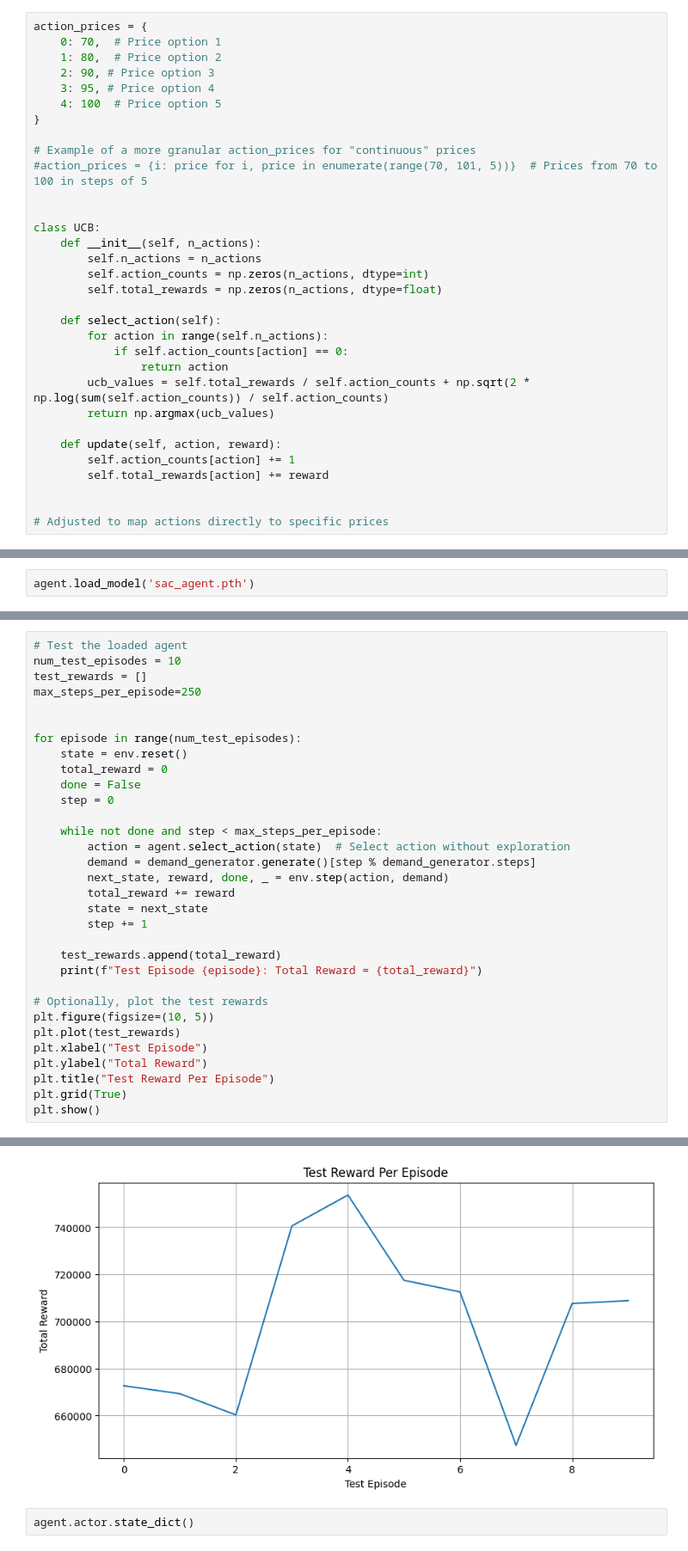
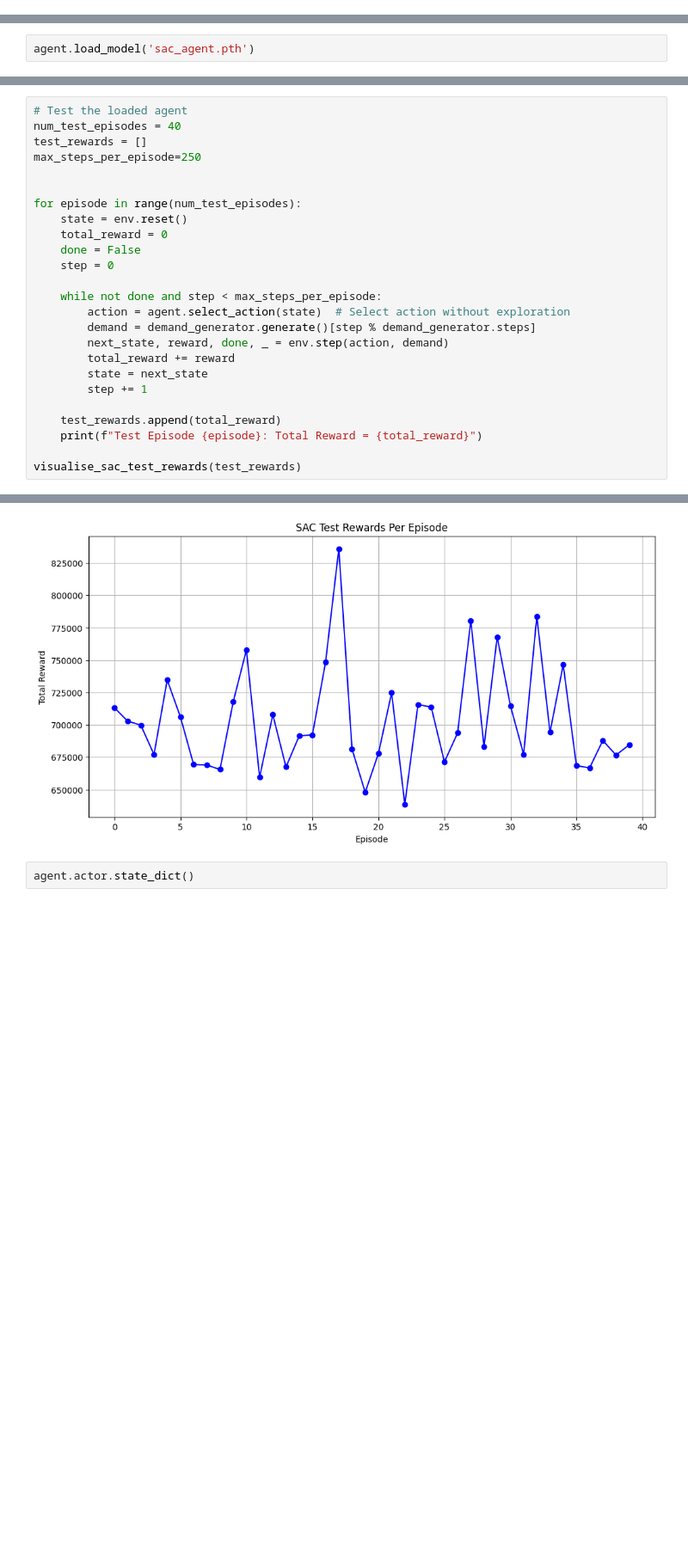
Before and after one commit to AhmetY21/MMI_706_Reinforcement_Learning_Term_Project, a Jupyter notebook: Phase_2_Test_Notebook.ipynb, the cells around one changed output, grey strips where cells are left out. Shown: that part at 86% size. Saved outputs shown, nothing was run; the diff lists cells and outputs as text; blank space fills up the shorter version.

```diff
--- a/Phase_2_Test_Notebook.ipynb
+++ b/Phase_2_Test_Notebook.ipynb
@@ -292,34 +225,2 @@ Episode 40: Total Reward = 17156.31594092029
 # %% [markdown]
 ### Upper Confidence Bound
-# %%
-action_prices = {
-    0: 70,  # Price option 1
-    1: 80,  # Price option 2
-    2: 90, # Price option 3
-    3: 95, # Price option 4
-    4: 100  # Price option 5
-}
-
-# Example of a more granular action_prices for "continuous" prices
-#action_prices = {i: price for i, price in enumerate(range(70, 101, 5))}  # Prices from 70 to 100 in steps of 5
-
-
-class UCB:
-    def __init__(self, n_actions):
-        self.n_actions = n_actions
-        self.action_counts = np.zeros(n_actions, dtype=int)
-        self.total_rewards = np.zeros(n_actions, dtype=float)
-
-    def select_action(self):
-        for action in range(self.n_actions):
-            if self.action_counts[action] == 0:
-                return action
-        ucb_values = self.total_rewards / self.action_counts + np.sqrt(2 * np.log(sum(self.action_counts)) / self.action_counts)
-        return np.argmax(ucb_values)
-
-    def update(self, action, reward):
-        self.action_counts[action] += 1
-        self.total_rewards[action] += reward
-
-
-# Adjusted to map actions directly to specific prices
@@ -675,6 +489,6 @@ demand_generator.generate()[4 % demand_generator.steps]
 # %%
 # Test the loaded agent
-num_test_episodes = 10
+num_test_episodes = 40
 test_rewards = []
 max_steps_per_episode=250
 
@@ -696,12 +510,5 @@ for episode in range(num_test_episodes):
     test_rewards.append(total_reward)
     print(f"Test Episode {episode}: Total Reward = {total_reward}")
 
-# Optionally, plot the test rewards
-plt.figure(figsize=(10, 5))
-plt.plot(test_rewards)
-plt.xlabel("Test Episode")
-plt.ylabel("Total Reward")
-plt.title("Test Reward Per Episode")
-plt.grid(True)
-plt.show()
+visualise_sac_test_rewards(test_rewards)
 # %% [output]
@@ -725,4 +532,4 @@ Test Episode 9: Total Reward = 708852.8320369744
-[figure, old version]
+[figure, new version]
 # %%
 agent.actor.state_dict()
 # %% [output]
```
Also changed, not shown: parts of 31 cells of this notebook, 5 other files.
